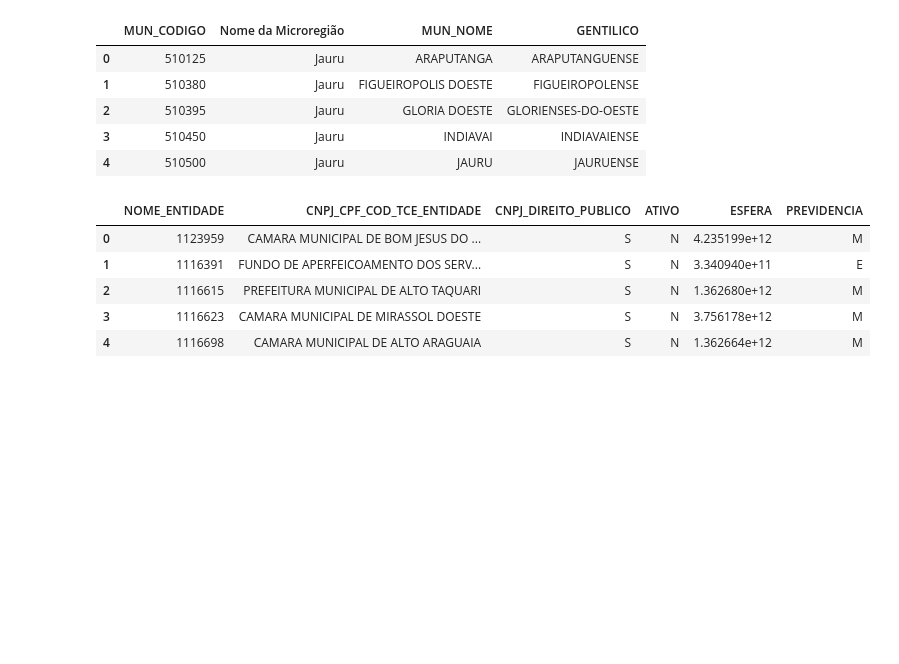
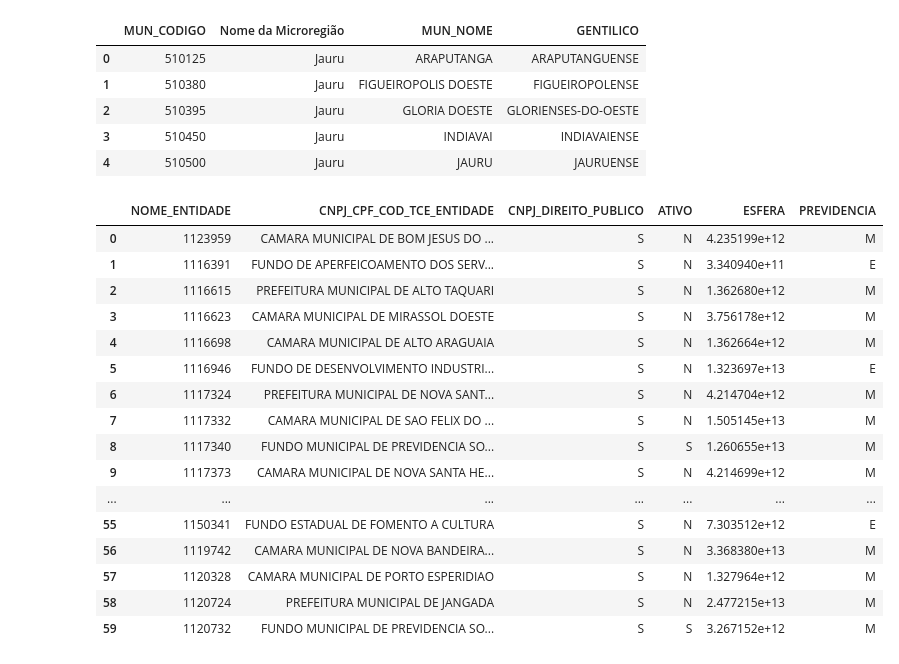
Before and after one commit to ledigofig/Auxilio-Emergencial, a Jupyter notebook: analise_municipios.ipynb, the cells around one changed output. Saved outputs shown, nothing was run; the diff lists cells and outputs as text; code cells hidden in the pictures; blank space fills up the shorter version.

```diff
--- a/analise_municipios.ipynb
+++ b/analise_municipios.ipynb
@@ -401,11 +383,22 @@ df_municipios_com_id.head()
 | 4 | 510500 | Jauru | JAURU | JAURUENSE |
 # %%
 df_ug_tce = pd.read_csv('src/dados_tce_mt/APLIC/UG.csv', sep=';')
-df_ug_tce.head()
+df_ug_tce.head(60)
 # %% [output]
 |  | NOME_ENTIDADE | CNPJ_CPF_COD_TCE_ENTIDADE | CNPJ_DIREITO_PUBLICO | ATIVO | ESFERA | PREVIDENCIA |
 | 0 | 1123959 | CAMARA MUNICIPAL DE BOM JESUS DO ... | S | N | 4.235199e+12 | M |
 | 1 | 1116391 | FUNDO DE APERFEICOAMENTO DOS SERV... | S | N | 3.340940e+11 | E |
 | 2 | 1116615 | PREFEITURA MUNICIPAL DE ALTO TAQUARI | S | N | 1.362680e+12 | M |
 | 3 | 1116623 | CAMARA MUNICIPAL DE MIRASSOL DOESTE | S | N | 3.756178e+12 | M |
 | 4 | 1116698 | CAMARA MUNICIPAL DE ALTO ARAGUAIA | S | N | 1.362664e+12 | M |
+| 5 | 1116946 | FUNDO DE DESENVOLVIMENTO INDUSTRI... | S | N | 1.323697e+13 | E |
+| 6 | 1117324 | PREFEITURA MUNICIPAL DE NOVA SANT... | S | N | 4.214704e+12 | M |
+| 7 | 1117332 | CAMARA MUNICIPAL DE SAO FELIX DO ... | S | N | 1.505145e+13 | M |
+| 8 | 1117340 | FUNDO MUNICIPAL DE PREVIDENCIA SO... | S | S | 1.260655e+13 | M |
+| 9 | 1117373 | CAMARA MUNICIPAL DE NOVA SANTA HE... | S | N | 4.214699e+12 | M |
+| ... | ... | ... | ... | ... | ... | ... |
+| 55 | 1150341 | FUNDO ESTADUAL DE FOMENTO A CULTURA | S | N | 7.303512e+12 | E |
+| 56 | 1119742 | CAMARA MUNICIPAL DE NOVA BANDEIRA... | S | N | 3.368380e+13 | M |
+| 57 | 1120328 | CAMARA MUNICIPAL DE PORTO ESPERIDIAO | S | N | 1.327964e+12 | M |
+| 58 | 1120724 | PREFEITURA MUNICIPAL DE JANGADA | S | N | 2.477215e+13 | M |
+| 59 | 1120732 | FUNDO MUNICIPAL DE PREVIDENCIA SO... | S | S | 3.267152e+12 | M |
```
Also changed, not shown: parts of 9 cells of this notebook, 1 other file.
